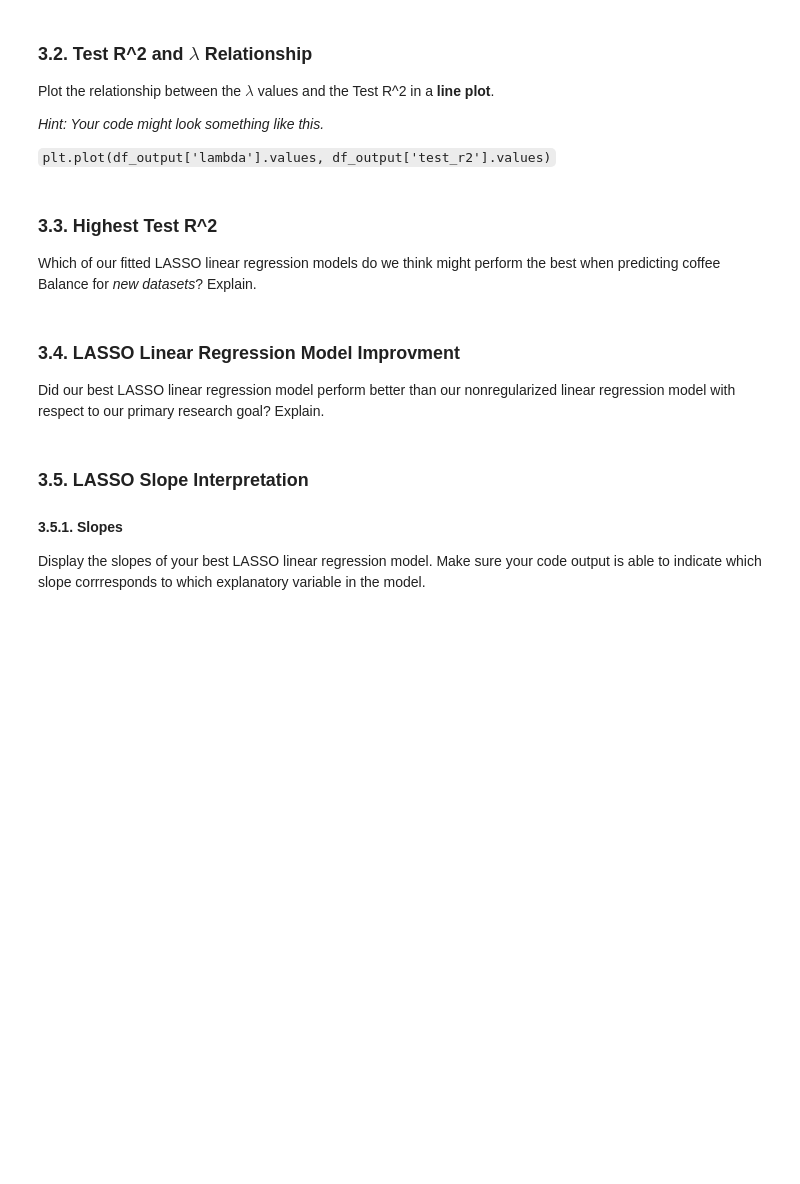
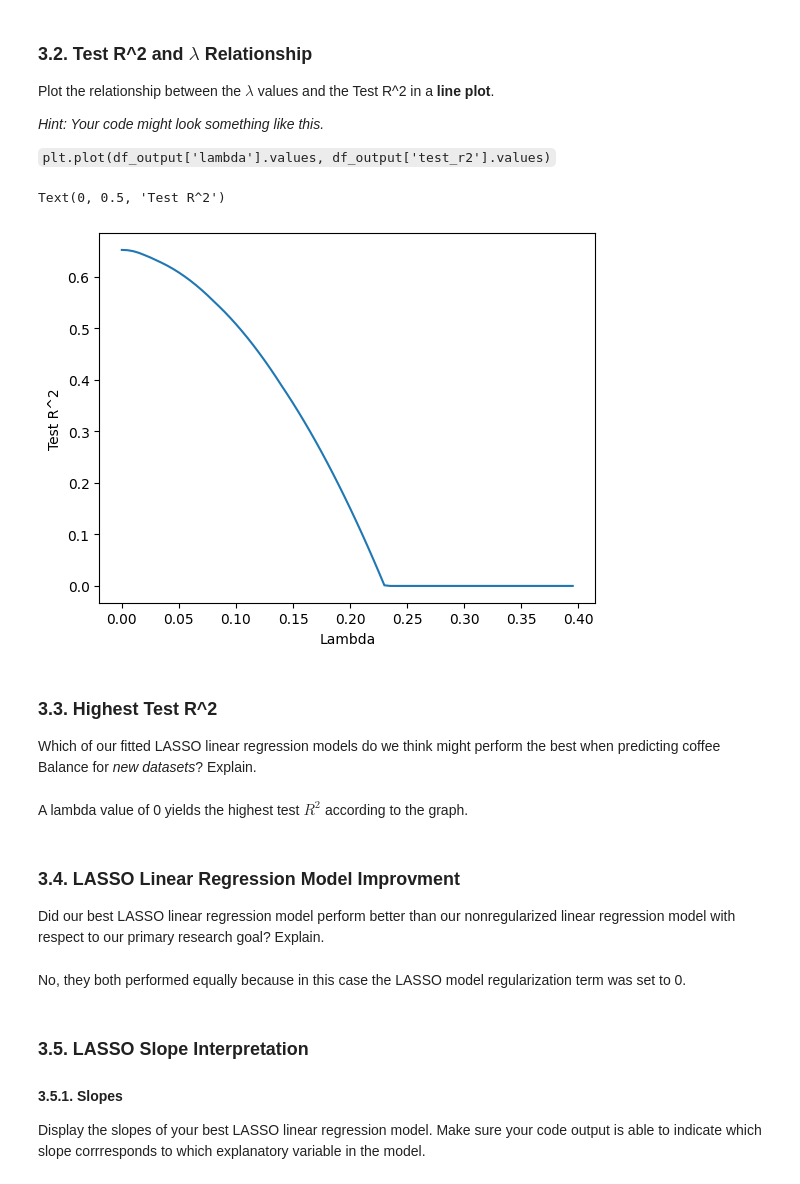
Before and after one commit to ryguy2k4/stat207, a Jupyter notebook: lab_08/lab_08_individual.ipynb, the cells around one changed output. Saved outputs shown, nothing was run; the diff lists cells and outputs as text; code cells hidden in the pictures; blank space fills up the shorter version.

```diff
--- a/lab_08/lab_08_individual.ipynb
+++ b/lab_08/lab_08_individual.ipynb
@@ -261,3 +300,8 @@ So let's z-score scale our training features matrix as well as our test features
 #### 1.6.1. Scaling the Training Features Matrix
 
 Z-score scale each of the values in your TRAINING features matrix using the corresponding TRAINING data column means and standard deviations.
+# %%
+scaler = StandardScaler()
+scaled_expl_var = scaler.fit_transform(df_train_features)
+df_train_features = pd.DataFrame(scaled_expl_var, columns=df_train_features.columns)
+df_train_features.head()
@@ -265,3 +316,7 @@ Z-score scale each of the values in your TRAINING features matrix using the corr
 #### 1.6.2. Scaling the Test Features Matrix
 
 Z-score scale each of the values in your TEST features matrix using the corresponding TRAINING data column means and standard deviations.
+# %%
+scaled_expl_var = scaler.transform(df_test_features)
+df_test_features = pd.DataFrame(scaled_expl_var, columns=df_test_features.columns)
+df_test_features.head()
@@ -274,3 +350,7 @@ Will our full non-regularized linear regression model that uses all possible exp
 
 ### 2.1. Training the Model
 First, let's fit a non-regularized linear regression model using our training features matrix and target array.
+# %%
+from sklearn.linear_model import LinearRegression
+model_nonreg = LinearRegression()
+model_nonreg.fit(df_train_features, df_train_target)
@@ -298,0 +387,9 @@ Your final result of this problem should include a *dataframe* that has two colu
+# %%
+data = []
+for i in np.arange(0,0.4,0.005):
+    temp_model = Lasso(i, max_iter=1000)
+    temp_model.fit(df_train_features, df_train_target)
+    score = temp_model.score(df_test_features, df_test_target)
+    data.append([i, score])
+results = pd.DataFrame(data, columns=['Lambda', "Test R^2"])
+results
@@ -307,11 +421,22 @@ Plot the relationship between the $\lambda$ values and the Test R^2 in a **line
+# %%
+plt.plot(results['Lambda'].values, results['Test R^2'].values)
+plt.xlabel("Lambda")
+plt.ylabel("Test R^2")
+# %% [output]
+Text(0, 0.5, 'Test R^2')
+[figure, added]
 # %% [markdown]
 ### 3.3. Highest Test R^2
 
 Which of our fitted LASSO linear regression models do we think might perform the best when predicting coffee Balance for *new datasets*? Explain.
+# %% [markdown]
+A lambda value of 0 yields the highest test $R^2$ according to the graph.
 # %% [markdown]
 ### 3.4. LASSO Linear Regression Model Improvment
 
 Did our best LASSO linear regression model perform better than our nonregularized linear regression model with respect to our primary research goal? Explain.
+# %% [markdown]
+No, they both performed equally because in this case the LASSO model regularization term was set to 0.
 # %% [markdown]
 ### 3.5. LASSO Slope Interpretation
 
```
Also changed, not shown: parts of 33 cells of this notebook, 1 other file.
